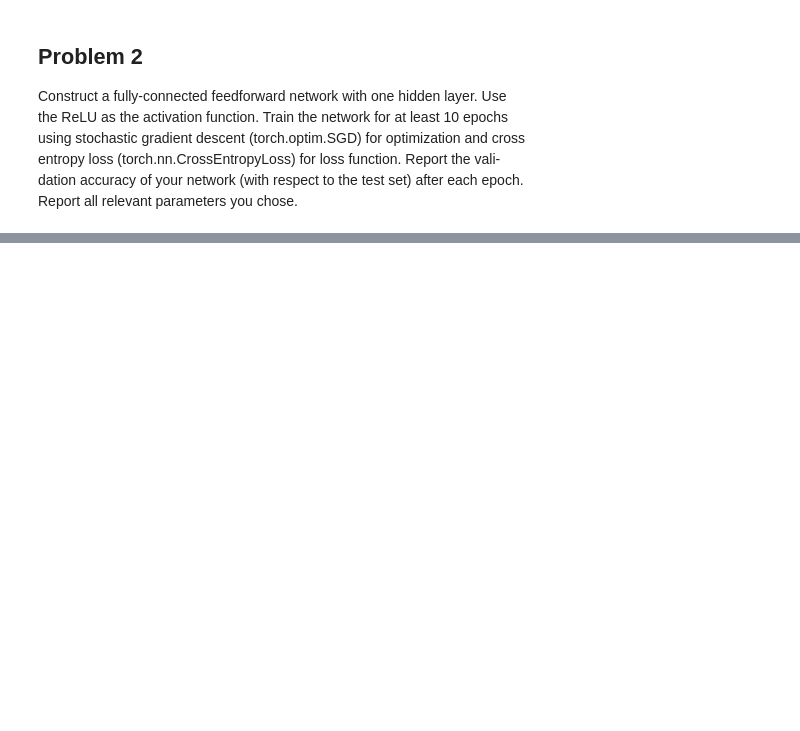
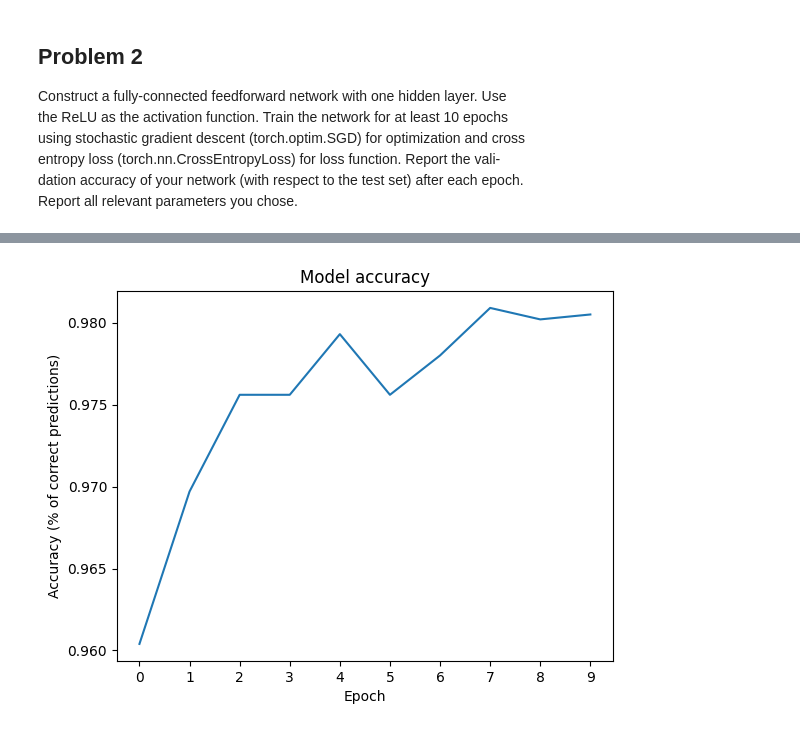
Before and after one commit to willayy/Data-Science-and-AI-DIT407, a Jupyter notebook: Lab 6/lab6.ipynb, the cells around one changed output, grey strips where cells are left out. Saved outputs shown, nothing was run; the diff lists cells and outputs as text; code cells hidden in the pictures; blank space fills up the shorter version.

```diff
--- a/Lab 6/lab6.ipynb
+++ b/Lab 6/lab6.ipynb
@@ -130,0 +66,85 @@ accuracy in epoch: 9 is: 0.5617333054542542
+# %%
+import torch.nn as nn
+from torch.nn import CrossEntropyLoss
+from torch.optim import SGD
+from torch.utils.data.dataloader import DataLoader
+
+# Hyperparameters
+N_EPOCHS = 10
+BATCHSIZE = 10
+LR = 0.1
+INPUT_SIZE = 28*28
+HIDDEN_SIZE = 128
+OUTPUT_SIZE = 10
+
+# For our model we went for a 10 element output tensor where each element correspond to a certain image being a number
+# No acitvation function in ouput layer as this was not mentioned in the task, from what we read this is also not
+# necessary as the CrossEntropyLoss function will apply the softmax function to the output of the model
+model = nn.Sequential(
+    nn.Flatten(),
+    nn.Linear(INPUT_SIZE, HIDDEN_SIZE),
+    nn.ReLU(),
+    nn.Linear(HIDDEN_SIZE, OUTPUT_SIZE)
+)
+
+# Loss function to calculate predictions vs label distance,
+# and optimizer (Stochastic Gradient Descent) to modify model weights.
+loss_function = CrossEntropyLoss()
+optimizer = SGD(model.parameters(), lr=LR)
+
+# Divide data into batches, shuffe only the training data.
+# There is no need to shuffle test data since its not for training
+# and does not affect the weights of the model.
+train_loader = DataLoader(train_set, batch_size=BATCHSIZE, shuffle=True)
+test_loader = DataLoader(test_set, batch_size=BATCHSIZE, shuffle=False)
+
+# Training the model using batches, we got faster results when training the
+# model on the whole data set at once. Albeit that is more memory intensive when using bigger datasets.
+# We never apply softmax to the output of the model as the CrossEntropyLoss function will do this for us
+# in training. In the evaluation phase this isnt necessary either since the argmax function will still return the
+# correct class, or "highest probability" if you will.
+
+accuracies = []
+
+for i in range(N_EPOCHS):
+
+    # Training loop
+
+    model.train() # set model to training mode, im guessing this enables some things internally in PyTorch
+    for batch in train_loader:
+        Xs_train, ys_train = batch
+        optimizer.zero_grad() # zero the gradients
+        ys_pred = model(Xs_train)
+        loss: Tensor = loss_function(ys_pred, ys_train)
+        loss.backward() # backward pass
+        optimizer.step() # update weights
+
+    correct = 0
+    total = 0
+
+    # Evaluation loop
+
+    model.eval() # set model to evaluation mode, im guessing this disables some things internally in PyTorch
+    with torch.no_grad(): # no need to track gradients during evaluation
+        for batch in test_loader:
+            Xs_test: Tensor = batch[0]
+            ys_test: Tensor = batch[1]
+            output: Tensor = model(Xs_test)
+            predicted = torch.argmax(output, 1)
+            total += ys_test.size(0)
+            # sum up all elements in the tensor that are equal
+            # use .item() to get the value as a python number as
+            # result is a tensor with one element
+            correct += (predicted == ys_test).sum().item()
+            accuracy = correct / total
+
+    accuracies.append(accuracy)
+
+plt.plot(accuracies)
+plt.title('Model accuracy')
+plt.xlabel('Epoch')
+plt.xticks(range(N_EPOCHS))
+plt.ylabel(r'Accuracy (% of correct predictions)')
+plt.show()
+# %% [output]
+[figure, added]
```
Also changed, not shown: parts of 2 cells of this notebook, 8 other files.
